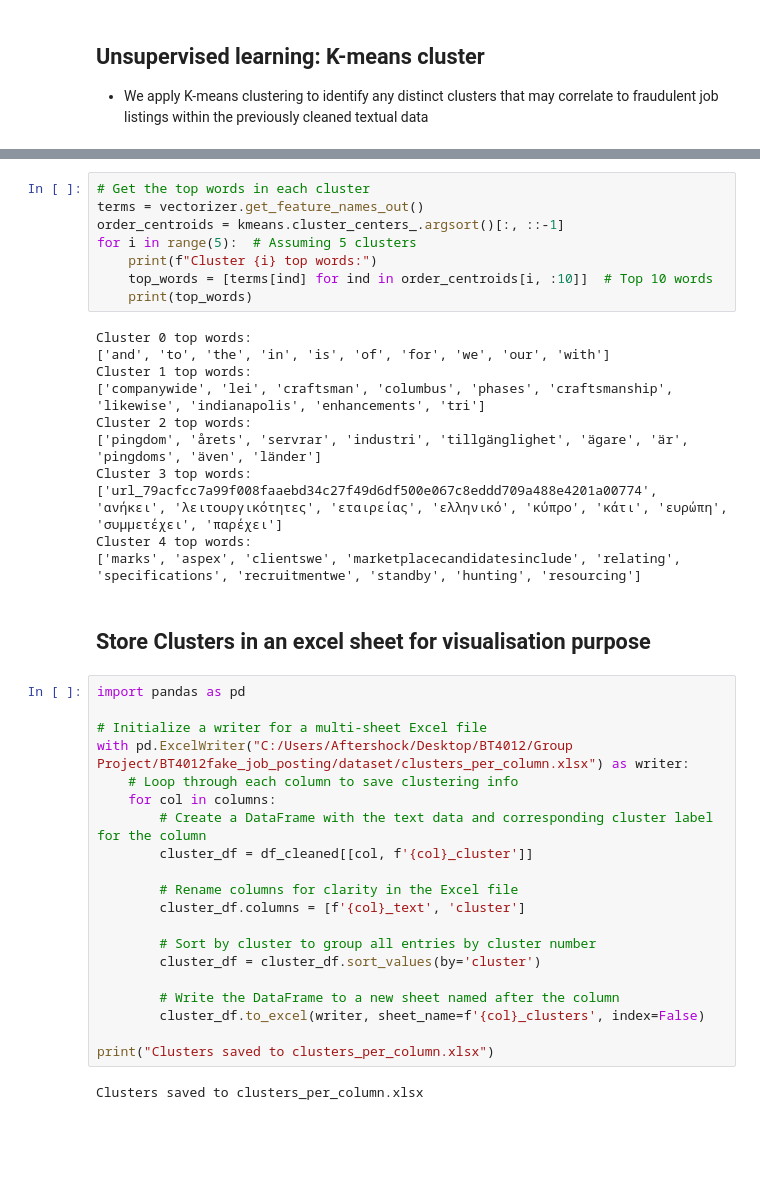
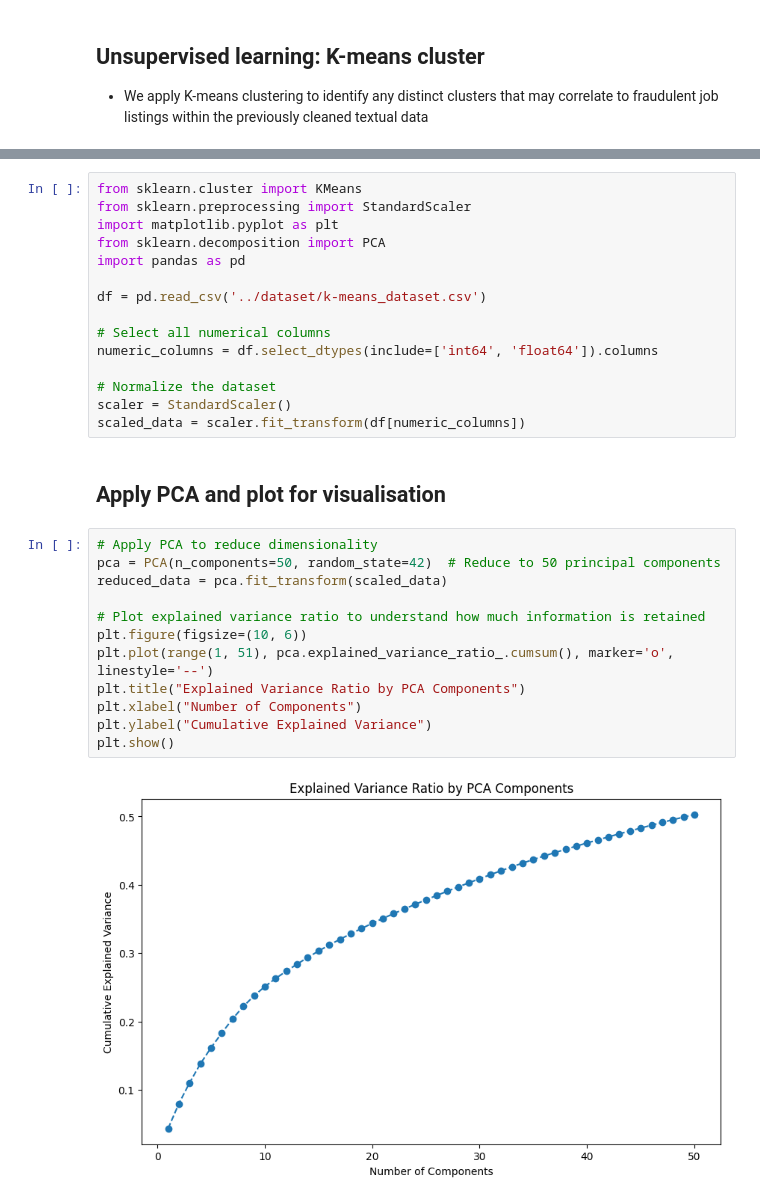
Before and after one commit to Nat-Han1999/BT4012fake_job_posting, a Jupyter notebook: model_training/k-means-cluster.ipynb, the cells around one changed output, grey strips where cells are left out. Saved outputs shown, nothing was run; the diff lists cells and outputs as text; blank space fills up the shorter version.

Commit message:
updated k-mean clustering model and data_clean2

```diff
--- a/model_training/k-means-cluster.ipynb
+++ b/model_training/k-means-cluster.ipynb
@@ -102,43 +4,31 @@ K-means clustering for column: company_profile
-# %%
-# Get the top words in each cluster
-terms = vectorizer.get_feature_names_out()
-order_centroids = kmeans.cluster_centers_.argsort()[:, ::-1]
-for i in range(5):  # Assuming 5 clusters
-    print(f"Cluster {i} top words:")
-    top_words = [terms[ind] for ind in order_centroids[i, :10]]  # Top 10 words
-    print(top_words)
-# %% [output]
-Cluster 0 top words:
-['and', 'to', 'the', 'in', 'is', 'of', 'for', 'we', 'our', 'with']
-Cluster 1 top words:
-['companywide', 'lei', 'craftsman', 'columbus', 'phases', 'craftsmanship', 'likewise', 'indianapolis', 'enhancements', 'tri']
-Cluster 2 top words:
-['pingdom', 'årets', 'servrar', 'industri', 'tillgänglighet', 'ägare', 'är', 'pingdoms', 'även', 'länder']
-Cluster 3 top words:
-['url_79acfcc7a99f008faaebd34c27f49d6df500e067c8eddd709a488e4201a00774', 'ανήκει', 'λειτουργικότητες', 'εταιρείας', 'ελληνικό', 'κύπρο', 'κάτι', 'ευρώπη', 'συμμετέχει', 'παρέχει']
-Cluster 4 top words:
-['marks', 'aspex', 'clientswe', 'marketplacecandidatesinclude', 'relating', 'specifications', 'recruitmentwe', 'standby', 'hunting', 'resourcing']
-# %% [markdown]
-## Store Clusters in an excel sheet for visualisation purpose
-# %%
-import pandas as pd
-
-# Initialize a writer for a multi-sheet Excel file
-with pd.ExcelWriter("C:/Users/Aftershock/Desktop/BT4012/Group Project/BT4012fake_job_posting/dataset/clusters_per_column.xlsx") as writer:
-    # Loop through each column to save clustering info
-    for col in columns:
-        # Create a DataFrame with the text data and corresponding cluster label for the column
-        cluster_df = df_cleaned[[col, f'{col}_cluster']]
-
-        # Rename columns for clarity in the Excel file
-        cluster_df.columns = [f'{col}_text', 'cluster']
-
-        # Sort by cluster to group all entries by cluster number
-        cluster_df = cluster_df.sort_values(by='cluster')
-
-        # Write the DataFrame to a new sheet named after the column
-        cluster_df.to_excel(writer, sheet_name=f'{col}_clusters', index=False)
-
-print("Clusters saved to clusters_per_column.xlsx")
-# %% [output]
-Clusters saved to clusters_per_column.xlsx
+# %%
+from sklearn.cluster import KMeans
+from sklearn.preprocessing import StandardScaler
+import matplotlib.pyplot as plt
+from sklearn.decomposition import PCA
+import pandas as pd
+
+df = pd.read_csv('../dataset/k-means_dataset.csv')
+
+# Select all numerical columns
+numeric_columns = df.select_dtypes(include=['int64', 'float64']).columns
+
+# Normalize the dataset
+scaler = StandardScaler()
+scaled_data = scaler.fit_transform(df[numeric_columns])
+# %% [markdown]
+## Apply PCA and plot for visualisation
+# %%
+# Apply PCA to reduce dimensionality
+pca = PCA(n_components=50, random_state=42)  # Reduce to 50 principal components
+reduced_data = pca.fit_transform(scaled_data)
+
+# Plot explained variance ratio to understand how much information is retained
+plt.figure(figsize=(10, 6))
+plt.plot(range(1, 51), pca.explained_variance_ratio_.cumsum(), marker='o', linestyle='--')
+plt.title("Explained Variance Ratio by PCA Components")
+plt.xlabel("Number of Components")
+plt.ylabel("Cumulative Explained Variance")
+plt.show()
+# %% [output]
+[figure, added]
```
Also changed, not shown: parts of 18 cells of this notebook, 6 other files.
